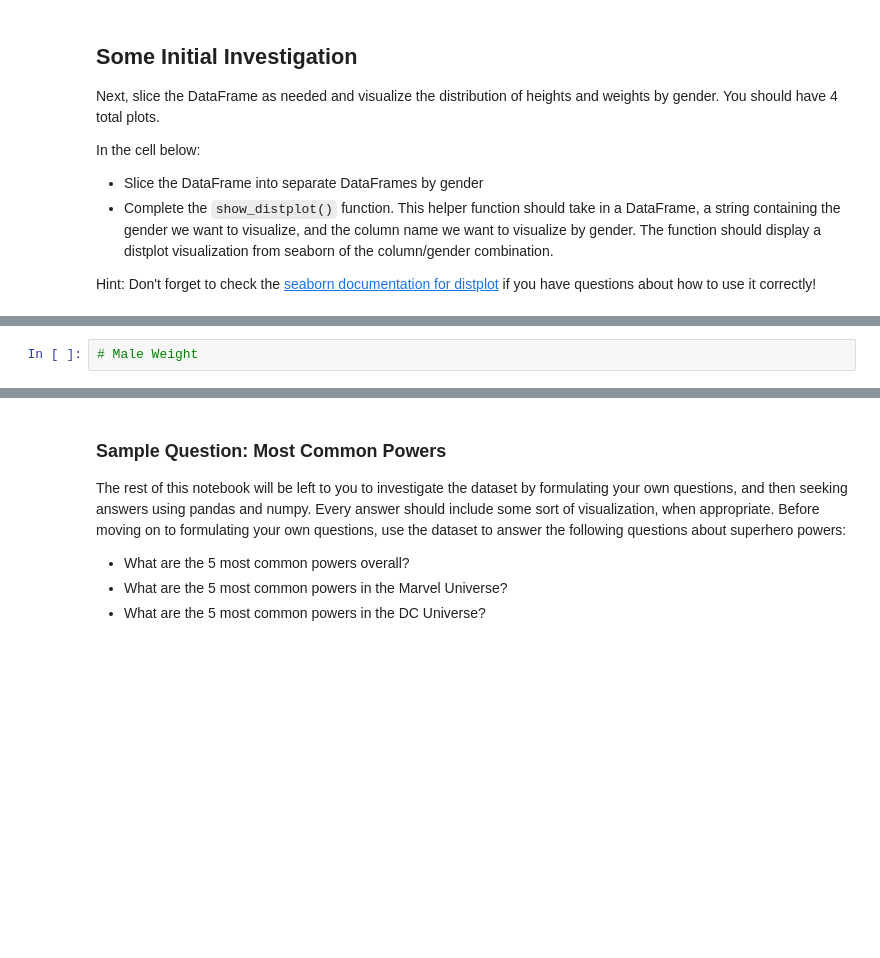
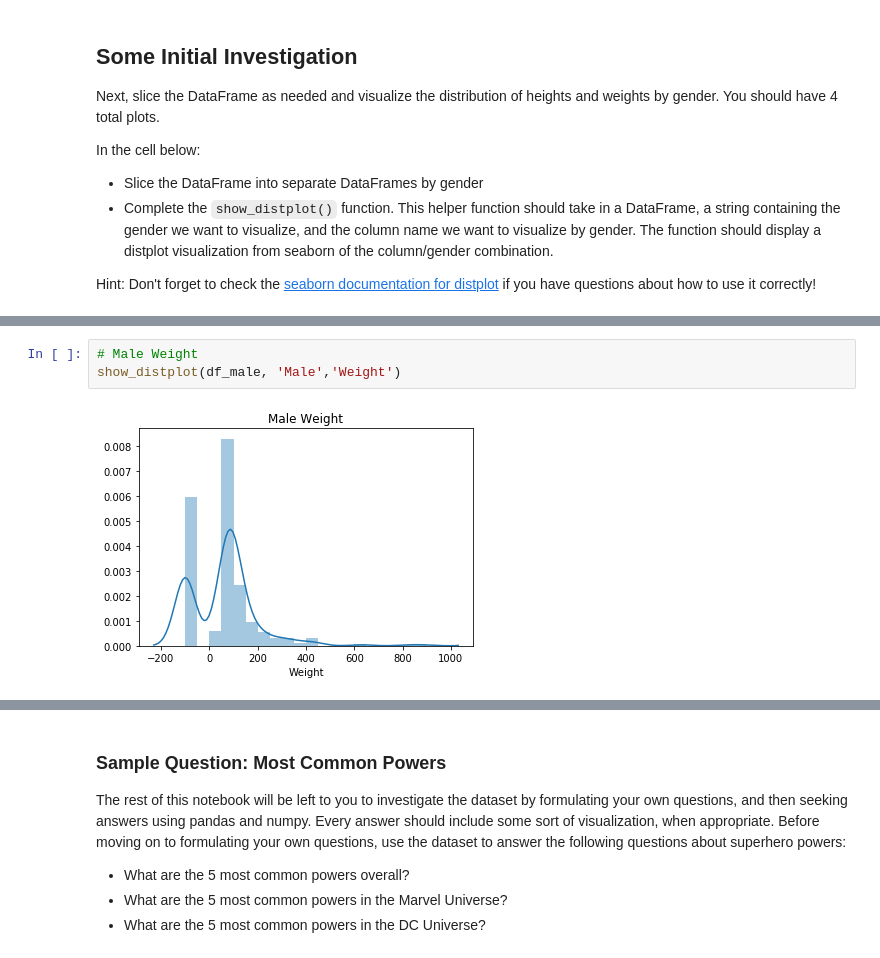
Before and after one commit to timothywlim/dsc-data-cleaning-project-online-ds-sp-000, a Jupyter notebook: index.ipynb, the cells around one changed output, grey strips where cells are left out. Drawn from its saved outputs; the diff is of its cells as text; blank space fills up the shorter version.

```diff
--- a/index.ipynb
+++ b/index.ipynb
@@ -355,4 +400,7 @@ def show_distplot(dataframe, gender, column_name):
 # %%
 # Male Weight
+show_distplot(df_male, 'Male','Weight')
+# %% [output]
+[figure, added]
 # %%
 # Female Height
```
Also changed, not shown: parts of 11 cells of this notebook.
